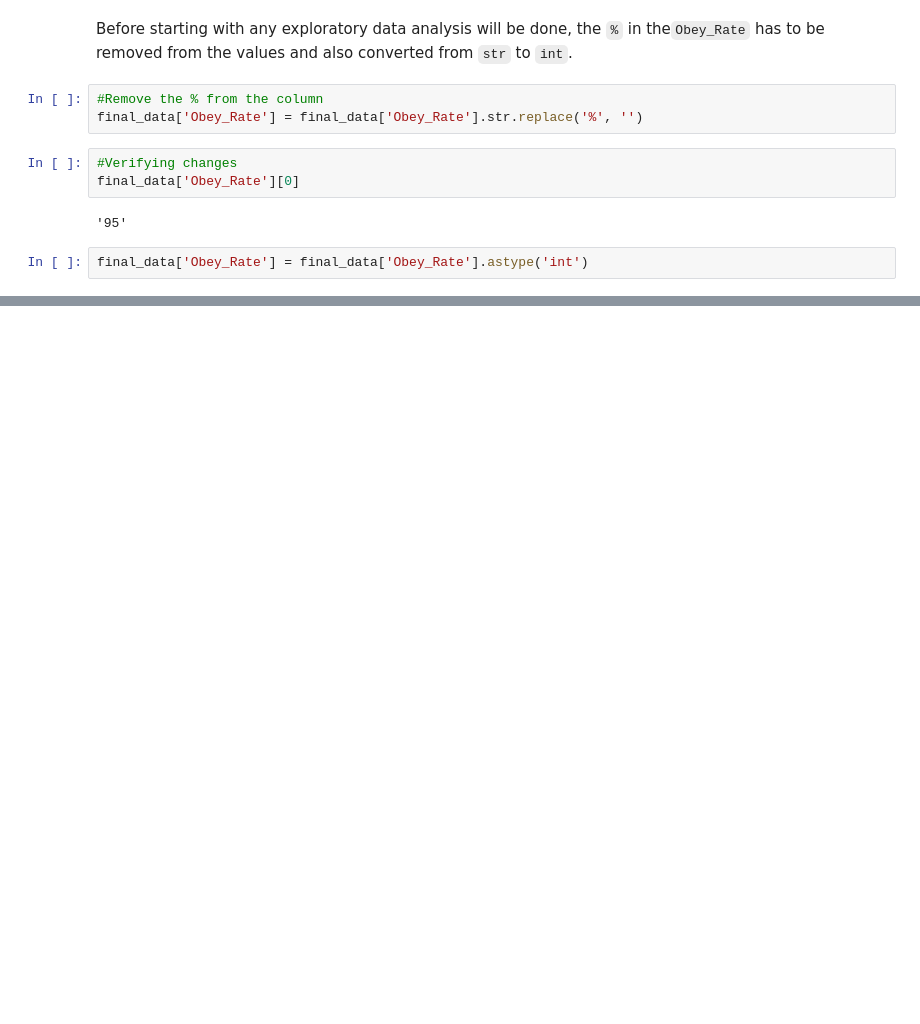
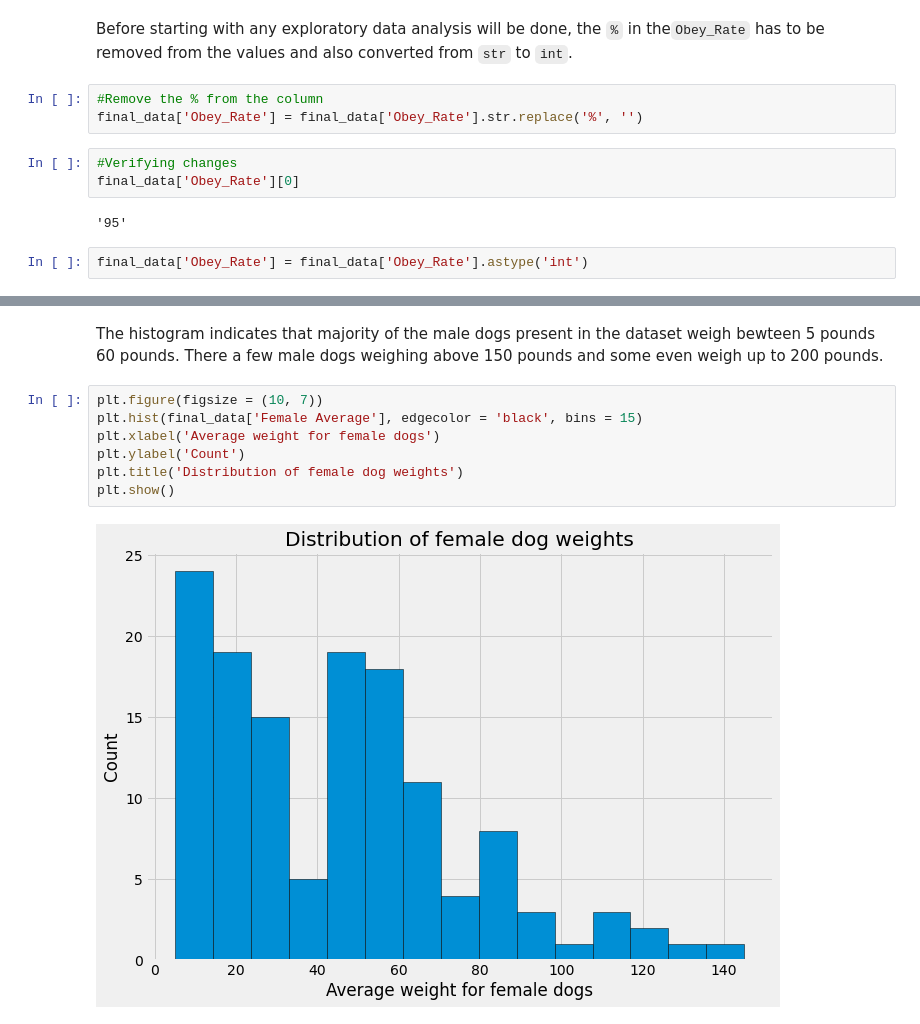
Before and after one commit to joeelorm/PortfolioProjects, a Jupyter notebook: Intelligence, size and popularity of dogs/Intelligence, size and popularity of dog breeds.ipynb, the cells around one changed output, grey strips where cells are left out. Cells and saved outputs as stored; diff of their text form; blank space fills up the shorter version.

```diff
--- a/Intelligence, size and popularity of dogs/Intelligence, size and popularity of dog breeds.ipynb
+++ b/Intelligence, size and popularity of dogs/Intelligence, size and popularity of dog breeds.ipynb
@@ -868,0 +856,11 @@ Text(0.5, 0, 'Weight (Pounds)')
+# %% [markdown]
+The histogram indicates that majority of the male dogs present in the dataset weigh bewteen 5 pounds 60 pounds. There a few male dogs weighing above 150 pounds and some even weigh up to 200 pounds.
+# %%
+plt.figure(figsize = (10, 7))
+plt.hist(final_data['Female Average'], edgecolor = 'black', bins = 15)
+plt.xlabel('Average weight for female dogs')
+plt.ylabel('Count')
+plt.title('Distribution of female dog weights')
+plt.show()
+# %% [output]
+[figure, added]
```
Also changed, not shown: parts of 54 cells of this notebook, 2 other files.
